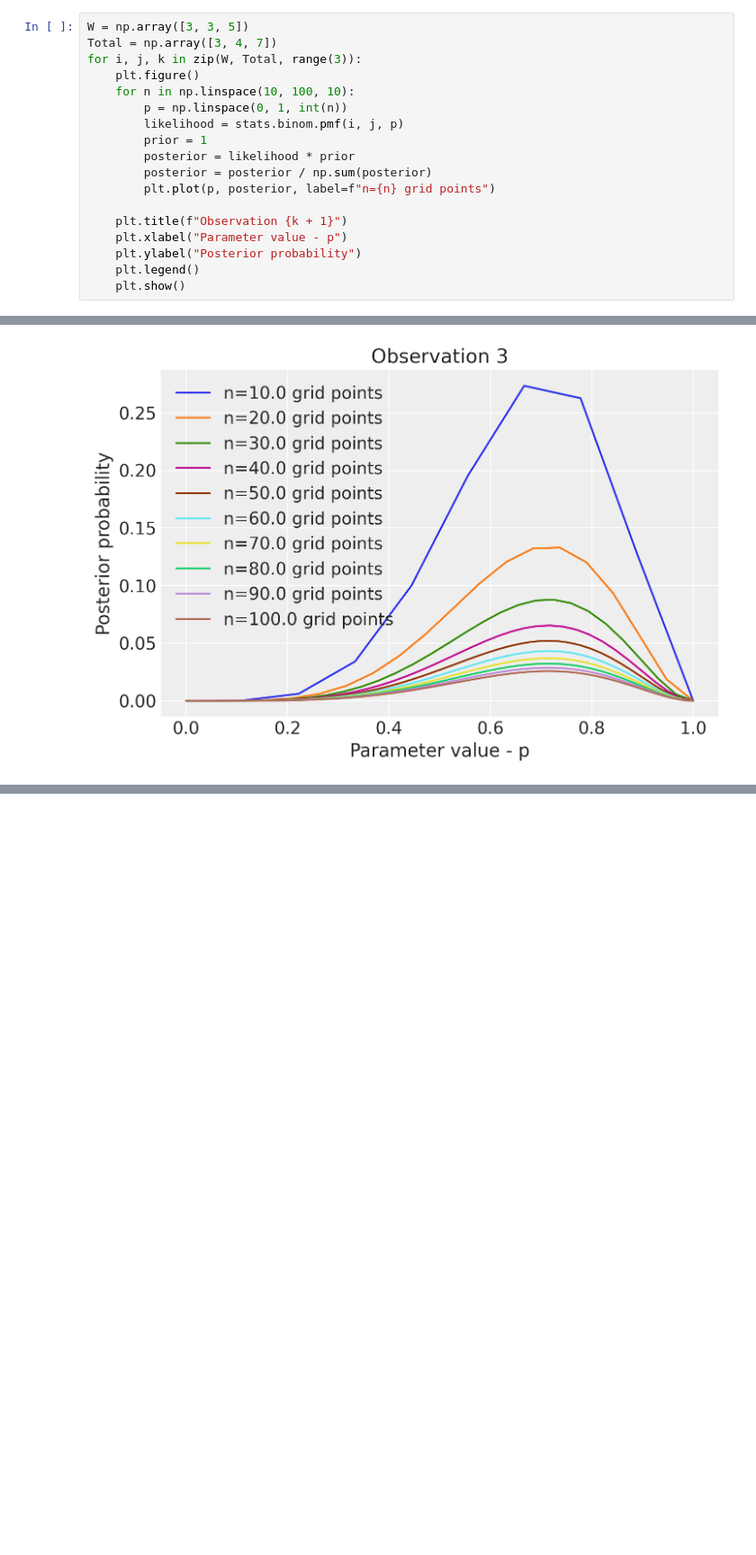
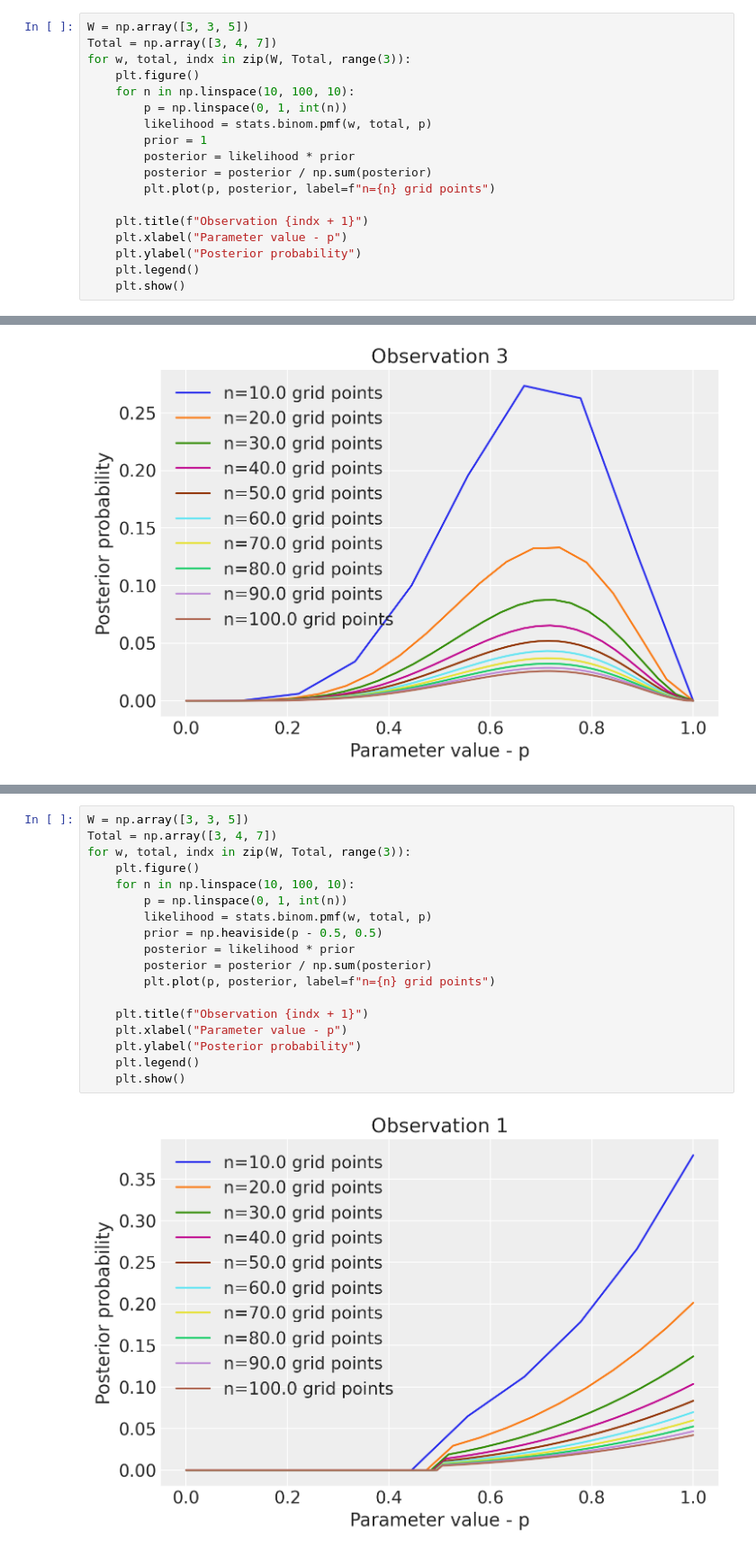
Before and after one commit to joonaspessi/statistical-rethinking, a Jupyter notebook: statistical-rethinking/chapter2.ipynb, the cells around one changed output, grey strips where cells are left out. Shown at 90% size. Saved outputs shown, nothing was run; the diff lists cells and outputs as text; blank space fills up the shorter version.

```diff
--- a/statistical-rethinking/chapter2.ipynb
+++ b/statistical-rethinking/chapter2.ipynb
@@ -82,17 +82,17 @@ prior for p.
 # %%
 W = np.array([3, 3, 5])
 Total = np.array([3, 4, 7])
-for i, j, k in zip(W, Total, range(3)):
+for w, total, indx in zip(W, Total, range(3)):
     plt.figure()
     for n in np.linspace(10, 100, 10):
         p = np.linspace(0, 1, int(n))
-        likelihood = stats.binom.pmf(i, j, p)
+        likelihood = stats.binom.pmf(w, total, p)
         prior = 1
         posterior = likelihood * prior
         posterior = posterior / np.sum(posterior)
         plt.plot(p, posterior, label=f"n={n} grid points")
 
-    plt.title(f"Observation {k + 1}")
+    plt.title(f"Observation {indx + 1}")
     plt.xlabel("Parameter value - p")
     plt.ylabel("Posterior probability")
     plt.legend()
@@ -103,0 +110,20 @@ for i, j, k in zip(W, Total, range(3)):
+# %%
+W = np.array([3, 3, 5])
+Total = np.array([3, 4, 7])
+for w, total, indx in zip(W, Total, range(3)):
+    plt.figure()
+    for n in np.linspace(10, 100, 10):
+        p = np.linspace(0, 1, int(n))
+        likelihood = stats.binom.pmf(w, total, p)
+        prior = np.heaviside(p - 0.5, 0.5)
+        posterior = likelihood * prior
+        posterior = posterior / np.sum(posterior)
+        plt.plot(p, posterior, label=f"n={n} grid points")
+
+    plt.title(f"Observation {indx + 1}")
+    plt.xlabel("Parameter value - p")
+    plt.ylabel("Posterior probability")
+    plt.legend()
+    plt.show()
+# %% [output]
+[figure, added]
```
Also changed, not shown: parts of 5 cells of this notebook.
